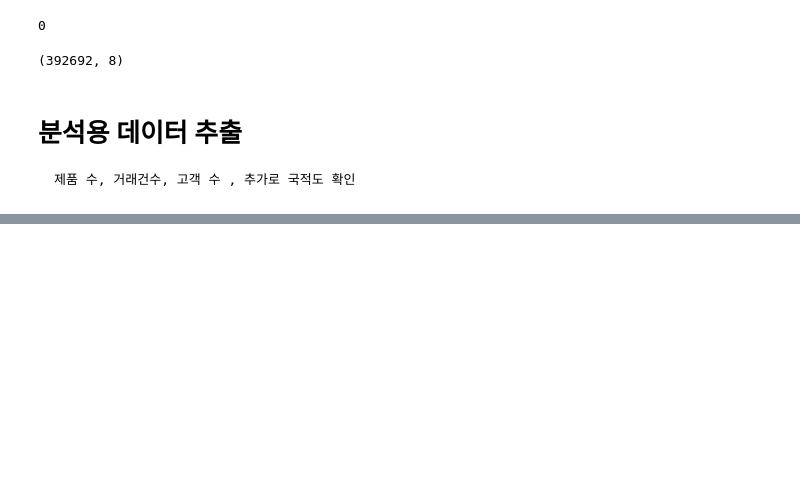
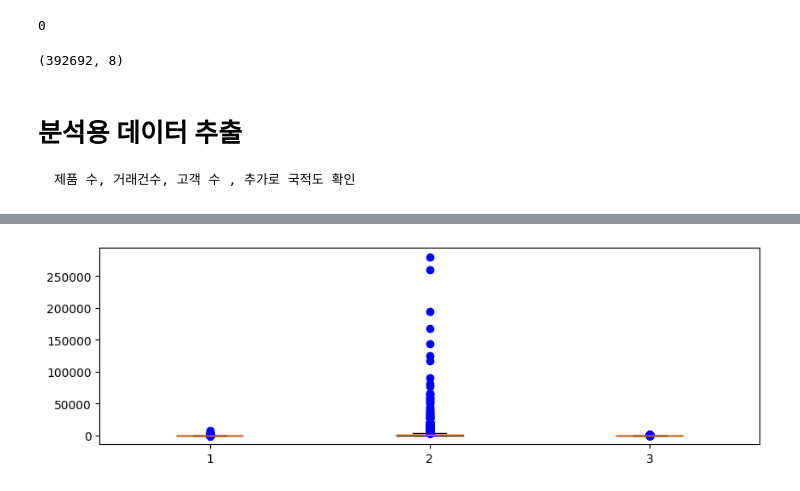
Before and after one commit to leekyuyoung20221226/python, a Jupyter notebook: 머신러닝2_9일차.ipynb, the cells around one changed output, grey strips where cells are left out. Cells and saved outputs as stored; diff of their text form; code cells hidden in the pictures; blank space fills up the shorter version.

```diff
--- a/머신러닝2_9일차.ipynb
+++ b/머신러닝2_9일차.ipynb
@@ -130,0 +194,2 @@ retail_df.shape
+# %%
+customer_df.reset_index(inplace=True)
@@ -130,0 +205,2 @@ retail_df.shape
+# %%
+customer_df.rename(columns={'InvoiceNo':'Freq', 'InvoiceDate':'ElapsedDays'},inplace=True)
@@ -130,0 +226,2 @@ retail_df.shape
+# %%
+customer_df['ElapsedDays'] = datetime.datetime(2012,1,1) - customer_df['ElapsedDays']
@@ -130,0 +232,2 @@ retail_df.shape
+# %%
+customer_df['ElapsedDays'] = customer_df['ElapsedDays'].apply(lambda x : x.days)
@@ -130,0 +247,7 @@ retail_df.shape
+# %%
+plt.figure(figsize=(10,3))
+plt.boxplot( [customer_df['Freq'], customer_df['SaleAmount'], customer_df['ElapsedDays']],
+            sym='bo')
+plt.show()
+# %% [output]
+[figure, added]
```
Also changed, not shown: parts of 32 cells of this notebook.
